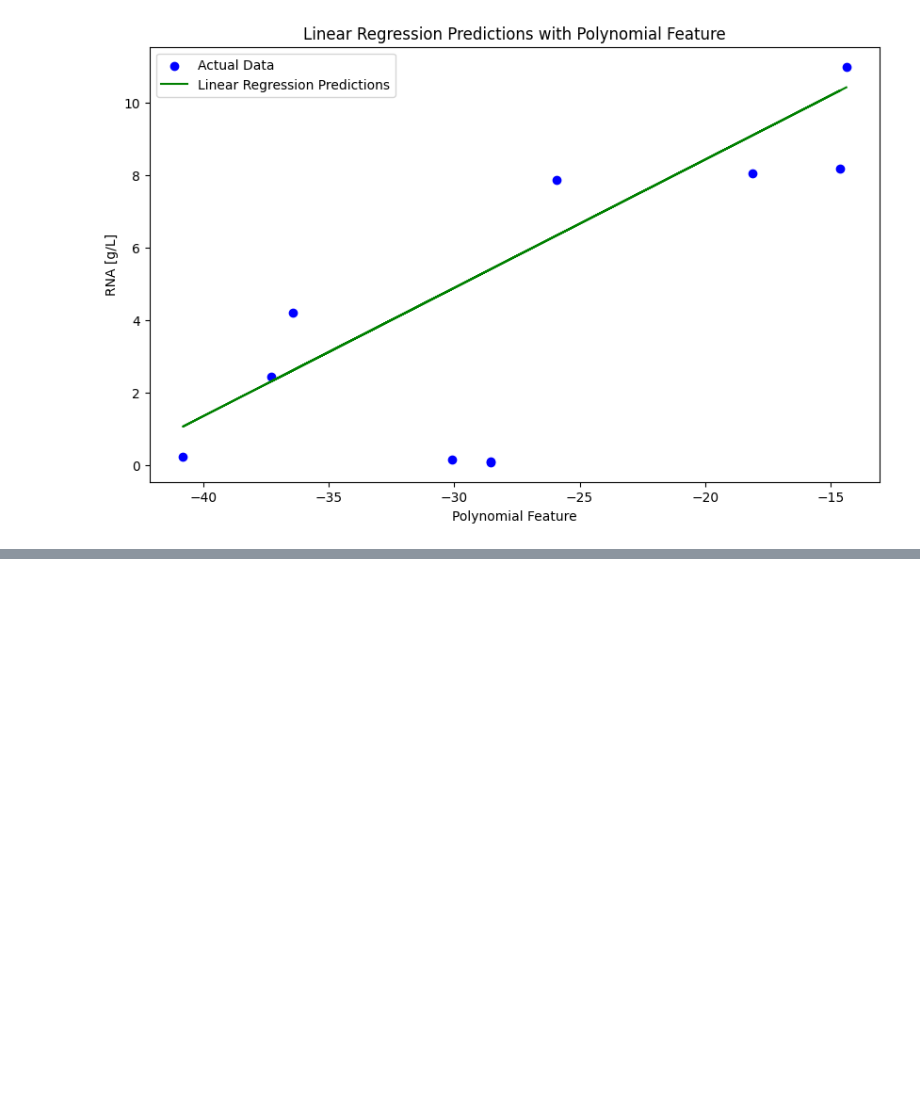
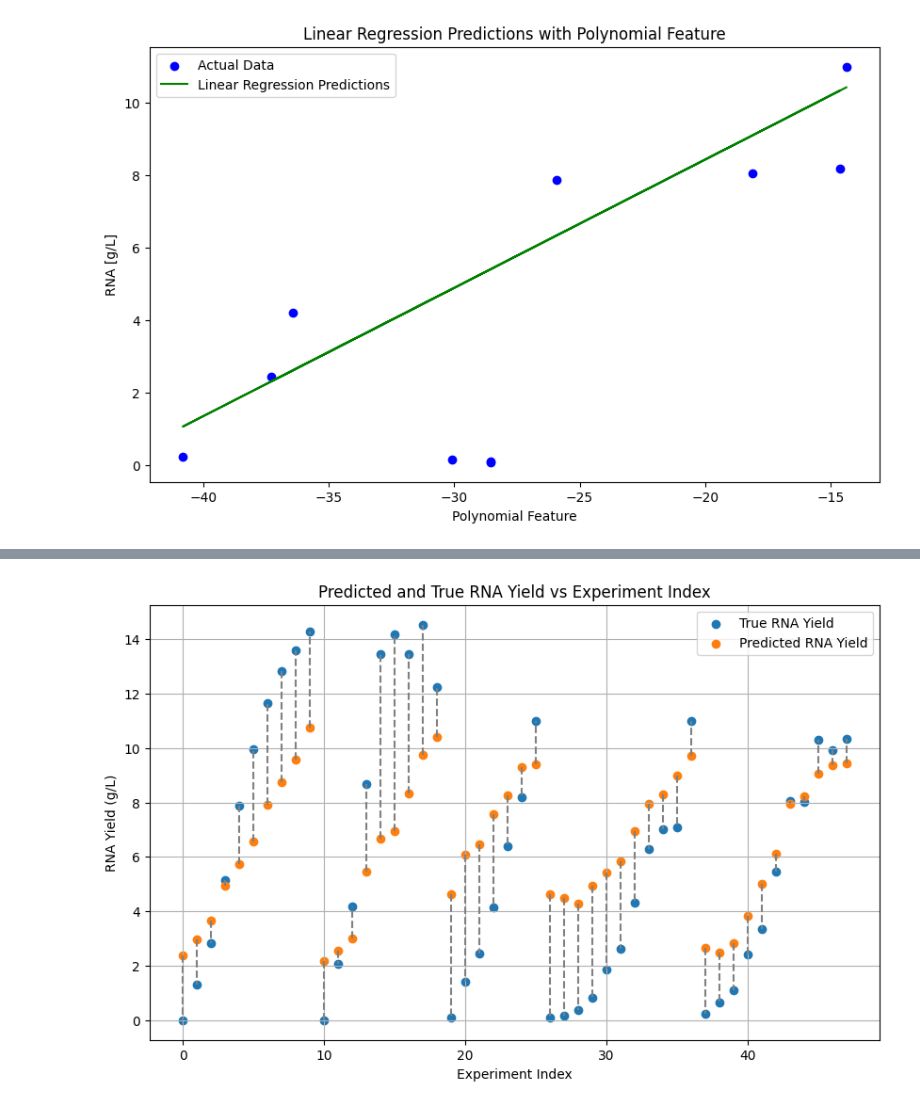
Before and after one commit to kesler20/phd_notebooks, a Jupyter notebook: 2025/07/template agnostic dynamic IVT model.ipynb, the cells around one changed output, grey strips where cells are left out. Saved outputs shown, nothing was run; the diff lists cells and outputs as text; code cells hidden in the pictures; blank space fills up the shorter version.

```diff
--- a/2025/07/template agnostic dynamic IVT model.ipynb
+++ b/2025/07/template agnostic dynamic IVT model.ipynb
@@ -491,0 +495,53 @@ RBF length scale with Scaled Data: 100.00000000000004
+# %%
+import pandas as pd
+
+# Use separate scalers for X and y
+scaler_X = MinMaxScaler()
+scaler_y = MinMaxScaler()
+
+X_scaled = scaler_X.fit_transform(experimental_conditions.values)
+y_scaled = scaler_y.fit_transform(response.values.reshape(-1, 1)).flatten()
+
+# When predicting for the full dataset:
+X_full_scaled = scaler_X.transform(experimental_conditions.values)
+y_full_pred_scaled = gp_scaled.predict(X_full_scaled)
+y_full_pred = scaler_y.inverse_transform(y_full_pred_scaled.reshape(-1, 1)).flatten()
+
+# 4. Prepare a DataFrame for plotting (to match your plotting code style)
+predictions_df = pd.DataFrame({schema.IVTReactionSchema.RNA_g_L.value: y_full_pred})
+
+# 5. Plot in the requested format
+experimental_condition_index = np.arange(len(experimental_conditions))
+
+plt.figure(figsize=(10, 6))
+plt.scatter(
+    experimental_condition_index,
+    response[schema.IVTReactionSchema.RNA_g_L.value],
+    marker="o",
+    label="True RNA Yield",
+)
+
+ax = plt.gca()
+for i in experimental_condition_index:
+    ax.vlines(
+        i,
+        predictions_df[schema.IVTReactionSchema.RNA_g_L.value].iloc[i],
+        response[schema.IVTReactionSchema.RNA_g_L.value].iloc[i],
+        color="gray",
+        linestyle="--",
+    )
+plt.scatter(
+    experimental_condition_index,
+    predictions_df[schema.IVTReactionSchema.RNA_g_L.value],
+    marker="o",
+    label="Predicted RNA Yield",
+)
+
+plt.xlabel("Experiment Index")
+plt.ylabel("RNA Yield (g/L)")
+plt.title("Predicted and True RNA Yield vs Experiment Index")
+plt.legend()
+plt.grid()
+plt.show()
+# %% [output]
+[figure, added]
```
Also changed, not shown: parts of 6 cells of this notebook, 3 other files.
